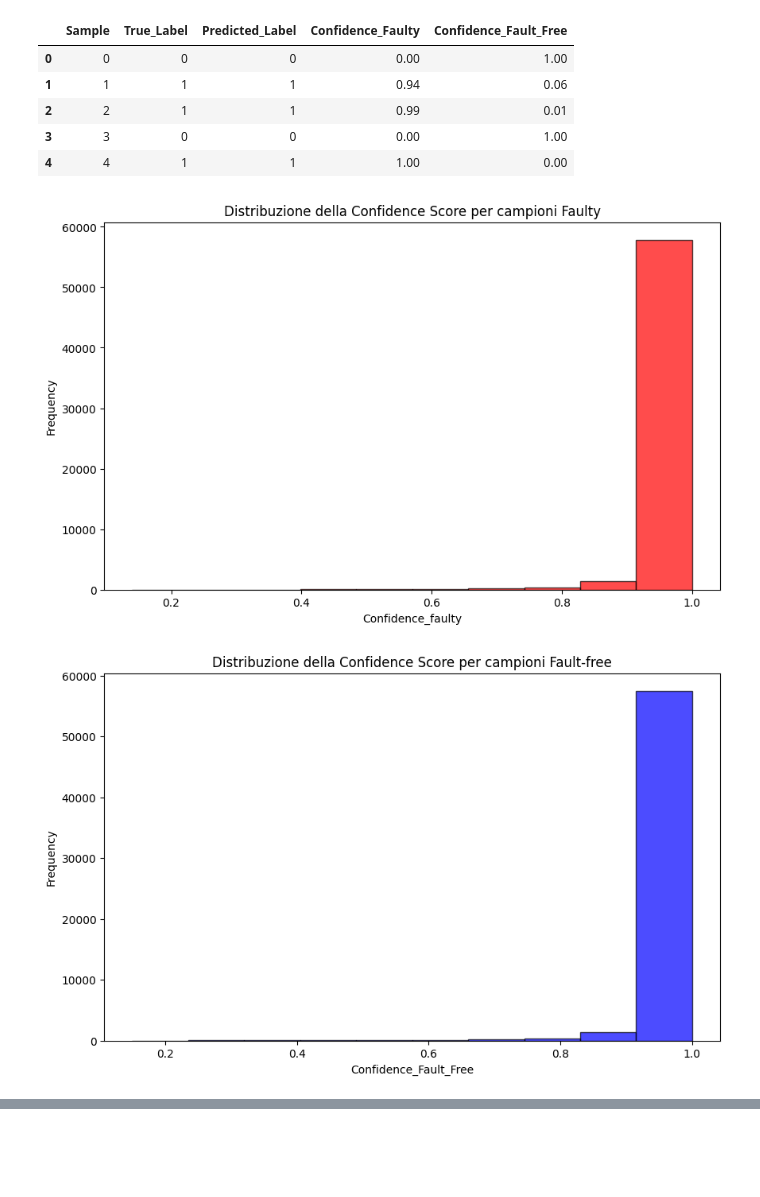
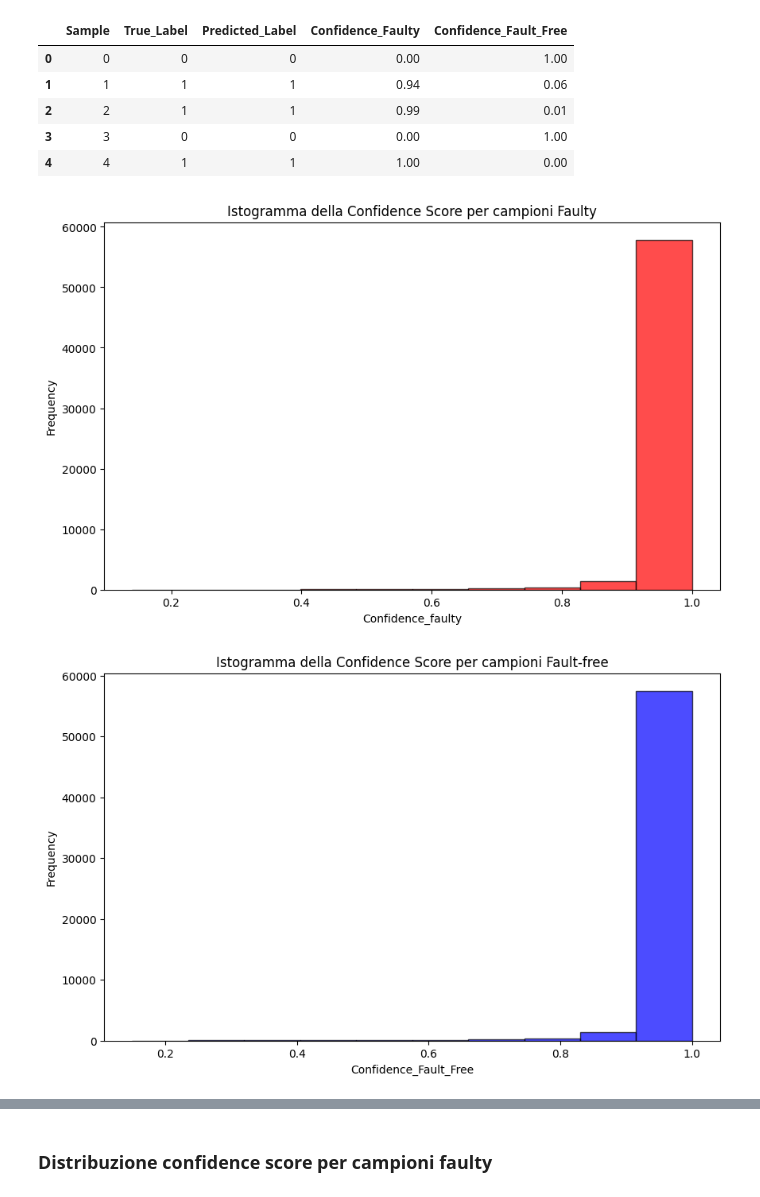
Before and after one commit to lucabellantee/FlyGuard, a Jupyter notebook: classificatore.ipynb, the cells around one changed output, grey strips where cells are left out. Drawn from its saved outputs; the diff is of its cells as text; code cells hidden in the pictures; blank space fills up the shorter version.

Commit message:
Modificato/corretto nomi grafici + aggiunte ditribuzioni su confidence score

```diff
--- a/classificatore.ipynb
+++ b/classificatore.ipynb
@@ -219,35 +219,35 @@ import matplotlib.pyplot as plt
 
 # Filtriamo i campioni reali faulty (True_Label == 1) e fault-free (True_Label == 0)
 faulty_df = confidence_df[confidence_df['True_Label'] == 1]
 fault_free_df = confidence_df[confidence_df['True_Label'] == 0]
 
 # 1. Istogramma per campioni reali faulty (1) con Confidence_Faulty
 plt.figure(figsize=(10, 6))
 plt.hist(faulty_df['Confidence_Faulty'], bins=10, color='red', edgecolor='black', alpha=0.7)
-plt.title('Distribuzione della Confidence Score per campioni Faulty')
+plt.title('Istogramma della Confidence Score per campioni Faulty')
 plt.xlabel('Confidence_faulty')
 plt.ylabel('Frequency')
 plt.show()
 
 # 2. Istogramma per campioni reali fault-free (0) con Confidence_Fault_Free
 plt.figure(figsize=(10, 6))
 plt.hist(fault_free_df['Confidence_Fault_Free'], bins=10, color='blue', edgecolor='black', alpha=0.7)
-plt.title('Distribuzione della Confidence Score per campioni Fault-free')
+plt.title('Istogramma della Confidence Score per campioni Fault-free')
 plt.xlabel('Confidence_Fault_Free')
 plt.ylabel('Frequency')
 plt.show()
 
 # 3. Grafico a istogramma delle medie delle confidence score
 mean_confidence_faulty = faulty_df['Confidence_Faulty'].mean()
 mean_confidence_fault_free = fault_free_df['Confidence_Fault_Free'].mean()
 
 plt.figure(figsize=(8, 6))
 plt.bar(['Faulty', 'Fault-Free'], [mean_confidence_faulty, mean_confidence_fault_free], color=['red', 'blue'])
 plt.title('Confidence Score medio per campioni Faulty e Fault-free')
 plt.ylabel('Confidence Score')
 plt.xlabel('Campione')
 plt.show()
 # %% [output]
-[figure, old version]
+[figure, new version]
-[figure, old version]
+[figure, new version]
 [figure]
@@ -253,0 +278,2 @@ plt.show()
+# %% [markdown]
+### Distribuzione confidence score per campioni faulty
```
Also changed, not shown: parts of 6 cells of this notebook, 1 other file.
